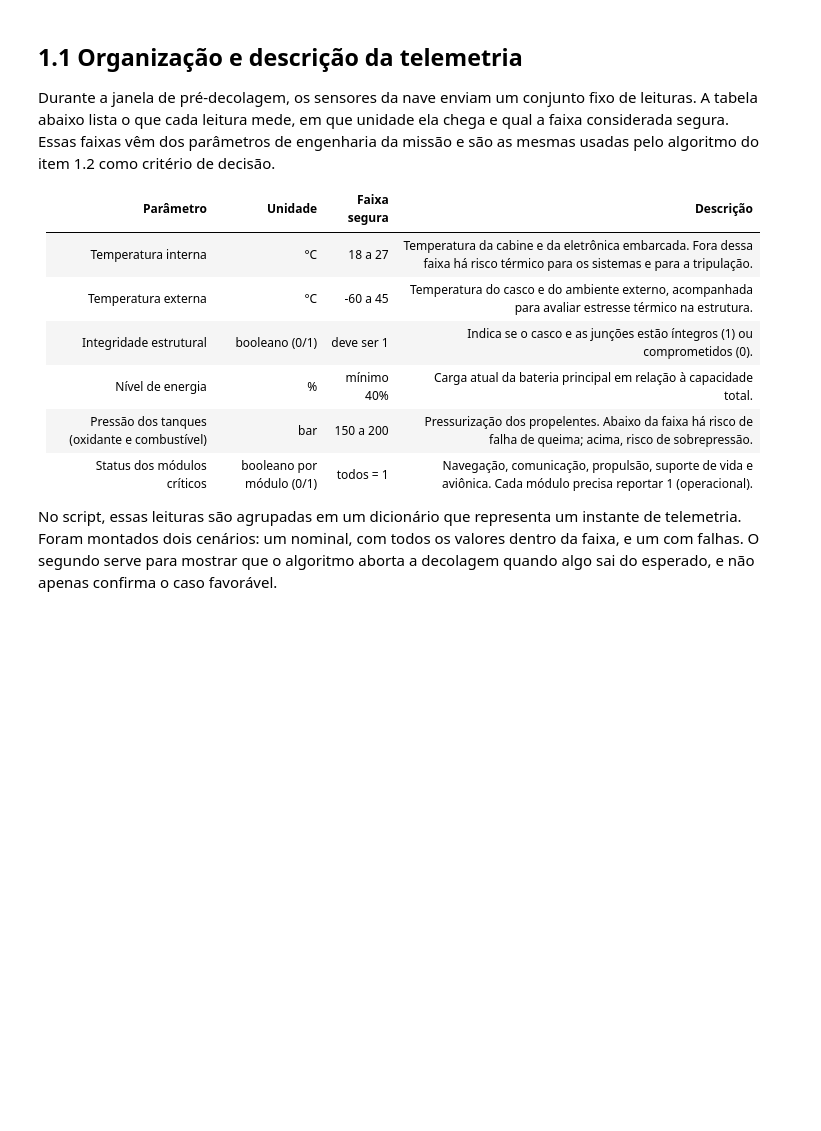
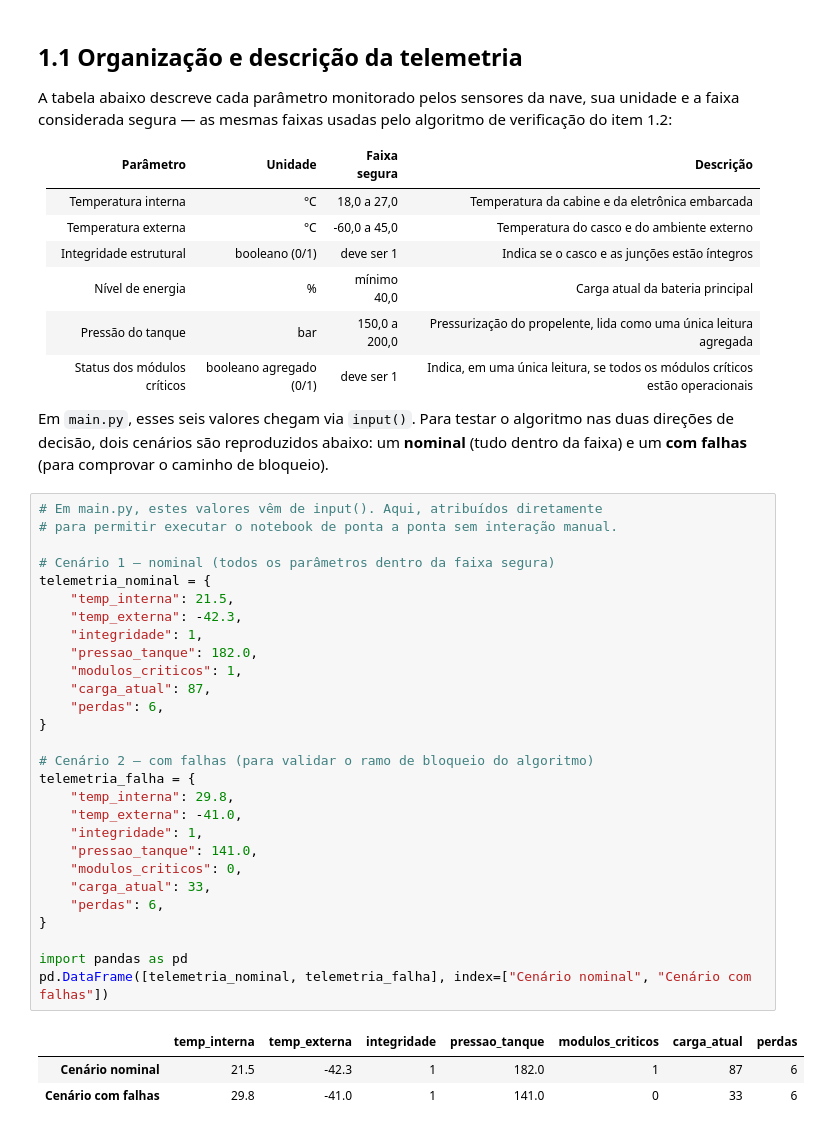
Before and after one commit to felipxv/FIAP-AuroraSiger_PreDecolagem, a Jupyter notebook: Analise_Pre_Decolagem_Aurora_Siger.ipynb, the cells around one changed output. Cells and saved outputs as stored; diff of their text form; blank space fills up the shorter version.

```diff
--- a/Analise_Pre_Decolagem_Aurora_Siger.ipynb
+++ b/Analise_Pre_Decolagem_Aurora_Siger.ipynb
@@ -19,18 +21,50 @@ O notebook segue a mesma ordem dos itens pedidos na atividade:
 <a id="1.1"></a>
 ## 1.1 Organização e descrição da telemetria
 
-Durante a janela de pré-decolagem, os sensores da nave enviam um conjunto fixo de leituras. A tabela abaixo lista o que cada leitura mede, em que unidade ela chega e qual a faixa considerada segura. Essas faixas vêm dos parâmetros de engenharia da missão e são as mesmas usadas pelo algoritmo do item 1.2 como critério de decisão.
+A tabela abaixo descreve cada parâmetro monitorado pelos sensores da nave, sua unidade e a faixa considerada segura — as mesmas faixas usadas pelo algoritmo de verificação do item 1.2:
 
 | Parâmetro | Unidade | Faixa segura | Descrição |
 |---|---|---|---|
-| Temperatura interna | °C | 18 a 27 | Temperatura da cabine e da eletrônica embarcada. Fora dessa faixa há risco térmico para os sistemas e para a tripulação. |
-| Temperatura externa | °C | -60 a 45 | Temperatura do casco e do ambiente externo, acompanhada para avaliar estresse térmico na estrutura. |
-| Integridade estrutural | booleano (0/1) | deve ser 1 | Indica se o casco e as junções estão íntegros (1) ou comprometidos (0). |
-| Nível de energia | % | mínimo 40% | Carga atual da bateria principal em relação à capacidade total. |
-| Pressão dos tanques (oxidante e combustível) | bar | 150 a 200 | Pressurização dos propelentes. Abaixo da faixa há risco de falha de queima; acima, risco de sobrepressão. |
-| Status dos módulos críticos | booleano por módulo (0/1) | todos = 1 | Navegação, comunicação, propulsão, suporte de vida e aviônica. Cada módulo precisa reportar 1 (operacional). |
+| Temperatura interna | °C | 18,0 a 27,0 | Temperatura da cabine e da eletrônica embarcada |
+| Temperatura externa | °C | -60,0 a 45,0 | Temperatura do casco e do ambiente externo |
+| Integridade estrutural | booleano (0/1) | deve ser 1 | Indica se o casco e as junções estão íntegros |
+| Nível de energia | % | mínimo 40,0 | Carga atual da bateria principal |
+| Pressão do tanque | bar | 150,0 a 200,0 | Pressurização do propelente, lida como uma única leitura agregada |
+| Status dos módulos críticos | booleano agregado (0/1) | deve ser 1 | Indica, em uma única leitura, se todos os módulos críticos estão operacionais |
 
-No script, essas leituras são agrupadas em um dicionário que representa um instante de telemetria. Foram montados dois cenários: um nominal, com todos os valores dentro da faixa, e um com falhas. O segundo serve para mostrar que o algoritmo aborta a decolagem quando algo sai do esperado, e não apenas confirma o caso favorável.
+Em `main.py`, esses seis valores chegam via `input()`. Para testar o algoritmo nas duas direções de decisão, dois cenários são reproduzidos abaixo: um **nominal** (tudo dentro da faixa) e um **com falhas** (para comprovar o caminho de bloqueio).
+# %%
+# Em main.py, estes valores vêm de input(). Aqui, atribuídos diretamente
+# para permitir executar o notebook de ponta a ponta sem interação manual.
+
+# Cenário 1 — nominal (todos os parâmetros dentro da faixa segura)
+telemetria_nominal = {
+    "temp_interna": 21.5,
+    "temp_externa": -42.3,
+    "integridade": 1,
+    "pressao_tanque": 182.0,
+    "modulos_criticos": 1,
+    "carga_atual": 87,
+    "perdas": 6,
+}
+
+# Cenário 2 — com falhas (para validar o ramo de bloqueio do algoritmo)
+telemetria_falha = {
+    "temp_interna": 29.8,
+    "temp_externa": -41.0,
+    "integridade": 1,
+    "pressao_tanque": 141.0,
+    "modulos_criticos": 0,
+    "carga_atual": 33,
+    "perdas": 6,
+}
+
+import pandas as pd
+pd.DataFrame([telemetria_nominal, telemetria_falha], index=["Cenário nominal", "Cenário com falhas"])
+# %% [output]
+|  | temp_interna | temp_externa | integridade | pressao_tanque | modulos_criticos | carga_atual | perdas |
+| Cenário nominal | 21.5 | -42.3 | 1 | 182.0 | 1 | 87 | 6 |
+| Cenário com falhas | 29.8 | -41.0 | 1 | 141.0 | 0 | 33 | 6 |
 # %% [markdown]
 <a id="1.2"></a>
 ## 1.2 Algoritmo de verificação
```
Also changed, not shown: parts of 18 cells of this notebook, 7 other files.
